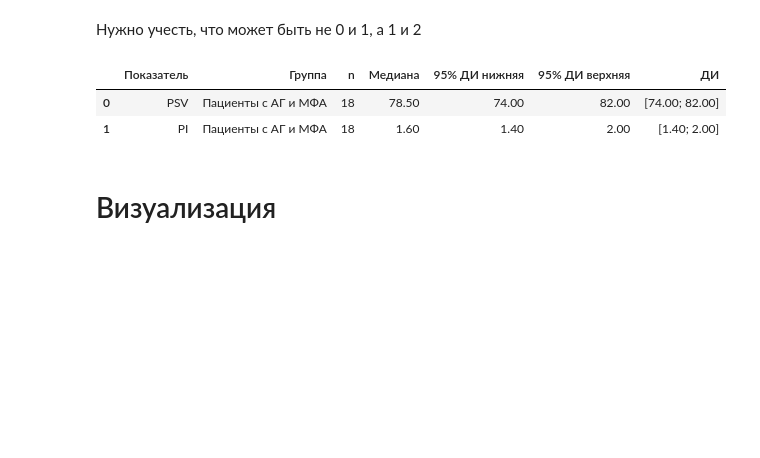
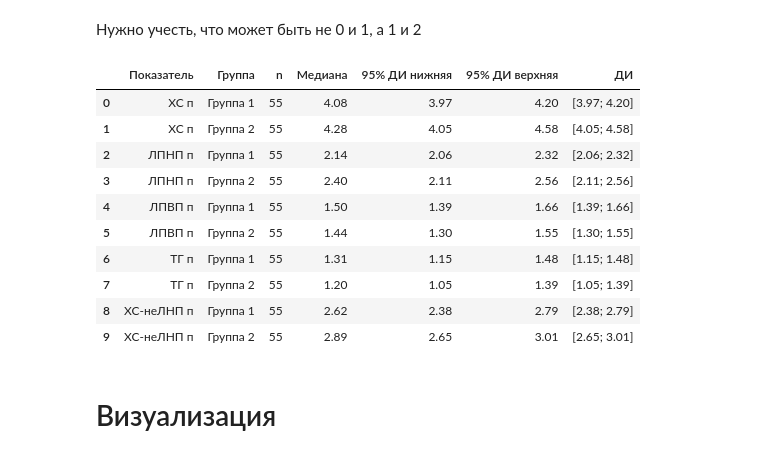
Before and after one commit to hopesofbuzzy/URFU_adii, a Jupyter notebook: Практики/5/Визуализация.ipynb, the cells around one changed output. Cells and saved outputs as stored; diff of their text form; code cells hidden in the pictures; blank space fills up the shorter version.

```diff
--- a/Практики/5/Визуализация.ipynb
+++ b/Практики/5/Визуализация.ipynb
@@ -73,24 +74,22 @@ def float_nan(s):
   else:
     return float(s)
 
+def list_float_nan(l):
+  return [float(str(i).replace(',', '.')) for i in l if str(i)[0] in string.digits + '-']
+
 def list_nan(l):
   return [i for i in l if str(i) != 'nan']
 # %%
 # Дополнительная функция для создания сводной таблицы
-def create_summary_table(file_path: str, sheet_name: str, results: dict={}):
+def create_summary_table(file_path_arg: str, sheet_name_arg, group_names: dict={1: 'Группа 1', 2: 'Группа 2'}):
     """
     Создание сводной таблицы с результатами
 
     :param file_path: путь файла с таблицой
     :param sheet_name: лист таблицы для анализа
-    :param results: переменная для настройки того, что включить в конечную таблицу
-                    results = {
-                    'PSV': ['Пациенты с АГ и МФА'],
-                    'PI': ['Пациенты с АГ и МФА']
-                    }
+    :param group_names: обозначения для групп в словаре
     """
-    df = pd.read_excel(file_path, sheet_name)
-    groups_names = {0: 'Пациенты с АГ и МФА', 1: 'Пациенты с АГ и МФА + ИИ'}
+    df = pd.read_excel(file_path_arg, sheet_name=sheet_name_arg)
     group_col_name = df.columns[0]  # сохраняем название колонки
     # map - использует введённое в dict обозначение для всех элементов столбца Инсульт
     # этим же самым избавляемся от nan
@@ -103,11 +102,11 @@ def create_summary_table(file_path: str, sheet_name: str, results: dict={}):
 
     summary_data = []
     for indicator in indicators:
-      if not results or indicator in results:
+      #if not results or indicator in results:
         for group in groups:
-            if not results or group in results.get(indicator):
+            #if not results or group in results.get(indicator):
                 # data = results[indicator][group]
-                data = list(map(float_nan, list(df[df[group_col] == group][indicator])))
+                data = list(list_float_nan(list(df[df[group_col] == group][indicator])))
                 median, ci = calculate_median_ci(data)
                 summary_data.append({
                     'Показатель': indicator,
@@ -126,15 +125,24 @@ def create_summary_table(file_path: str, sheet_name: str, results: dict={}):
 # %% [markdown]
 Нужно учесть, что может быть не 0 и 1, а 1 и 2
 # %%
-results = {
-    'PSV': ['Пациенты с АГ и МФА'],
-    'PI': ['Пациенты с АГ и МФА']
-}
-create_summary_table('Для диаграмм с усами.xlsx', 'Лист2', results=results)
+# results = {
+#     'PSV': ['Пациенты с АГ и МФА'],
+#     'PI': ['Пациенты с АГ и МФА']
+# }
+groups_names = {1: 'Группа 1', 2: 'Группа 2'}
+create_summary_table('Для диаграмм с усами.xlsx', sheet_name_arg='А3', group_names=group_names)
 # %% [output]
 |  | Показатель | Группа | n | Медиана | 95% ДИ нижняя | 95% ДИ верхняя | ДИ |
-| 0 | PSV | Пациенты с АГ и МФА | 18 | 78.50 | 74.00 | 82.00 | [74.00; 82.00] |
-| 1 | PI | Пациенты с АГ и МФА | 18 | 1.60 | 1.40 | 2.00 | [1.40; 2.00] |
+| 0 | ХС п | Группа 1 | 55 | 4.08 | 3.97 | 4.20 | [3.97; 4.20] |
+| 1 | ХС п | Группа 2 | 55 | 4.28 | 4.05 | 4.58 | [4.05; 4.58] |
+| 2 | ЛПНП п | Группа 1 | 55 | 2.14 | 2.06 | 2.32 | [2.06; 2.32] |
+| 3 | ЛПНП п | Группа 2 | 55 | 2.40 | 2.11 | 2.56 | [2.11; 2.56] |
+| 4 | ЛПВП п | Группа 1 | 55 | 1.50 | 1.39 | 1.66 | [1.39; 1.66] |
+| 5 | ЛПВП п | Группа 2 | 55 | 1.44 | 1.30 | 1.55 | [1.30; 1.55] |
+| 6 | ТГ п | Группа 1 | 55 | 1.31 | 1.15 | 1.48 | [1.15; 1.48] |
+| 7 | ТГ п | Группа 2 | 55 | 1.20 | 1.05 | 1.39 | [1.05; 1.39] |
+| 8 | ХС-неЛНП п | Группа 1 | 55 | 2.62 | 2.38 | 2.79 | [2.38; 2.79] |
+| 9 | ХС-неЛНП п | Группа 2 | 55 | 2.89 | 2.65 | 3.01 | [2.65; 3.01] |
 # %% [markdown]
 # Визуализация
 # %%
```
Also changed, not shown: parts of 6 cells of this notebook.
